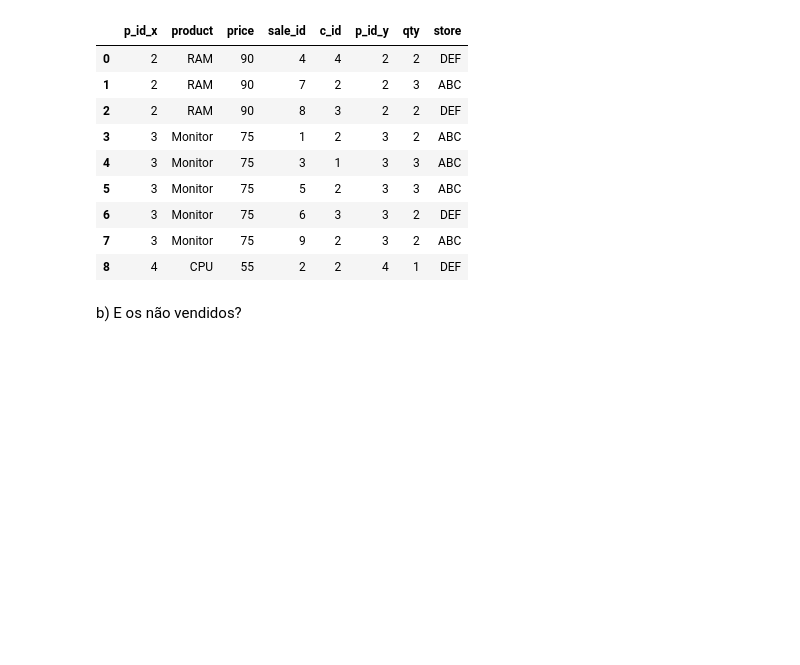
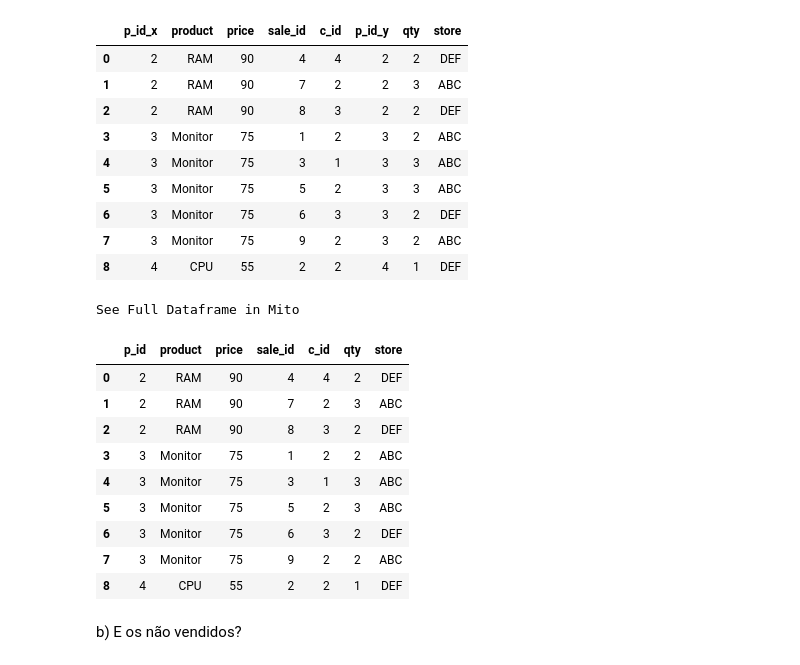
Before and after one commit to patriciacatandi/Lets_Code_Alunos, a Jupyter notebook: 02_Ferramentas_Programação/03_Pandas/Aula_4-Exercicios.ipynb, the cells around one changed output. Saved outputs shown, nothing was run; the diff lists cells and outputs as text; code cells hidden in the pictures; blank space fills up the shorter version.

```diff
--- a/02_Ferramentas_Programação/03_Pandas/Aula_4-Exercicios.ipynb
+++ b/02_Ferramentas_Programação/03_Pandas/Aula_4-Exercicios.ipynb
@@ -90,6 +90,26 @@ See Full Dataframe in Mito
 | 6 | 3 | Monitor | 75 | 6 | 3 | 3 | 2 | DEF |
 | 7 | 3 | Monitor | 75 | 9 | 2 | 3 | 2 | ABC |
 | 8 | 4 | CPU | 55 | 2 | 2 | 4 | 1 | DEF |
+# %%
+# não preciso passar necessáriamente o on, pois ele já está definido no merge,
+# mas deveria ser passado para garantir que não ocorra erros,
+# pois colunas como mesmo nome pode ter siguinificado diferente  nos dataFrames
+# e assim  vc junta dados que não deveria ser juntado
+
+prod_vendidos = pd.merge(products, sales, how = 'inner')
+prod_vendidos.head(15)
+# %% [output]
+See Full Dataframe in Mito
+|  | p_id | product | price | sale_id | c_id | qty | store |
+| 0 | 2 | RAM | 90 | 4 | 4 | 2 | DEF |
+| 1 | 2 | RAM | 90 | 7 | 2 | 3 | ABC |
+| 2 | 2 | RAM | 90 | 8 | 3 | 2 | DEF |
+| 3 | 3 | Monitor | 75 | 1 | 2 | 2 | ABC |
+| 4 | 3 | Monitor | 75 | 3 | 1 | 3 | ABC |
+| 5 | 3 | Monitor | 75 | 5 | 2 | 3 | ABC |
+| 6 | 3 | Monitor | 75 | 6 | 3 | 2 | DEF |
+| 7 | 3 | Monitor | 75 | 9 | 2 | 2 | ABC |
+| 8 | 4 | CPU | 55 | 2 | 2 | 1 | DEF |
 # %% [markdown]
 b) E os não vendidos?
 # %%
```
Also changed, not shown: parts of 1 cell of this notebook, 1 other file.
